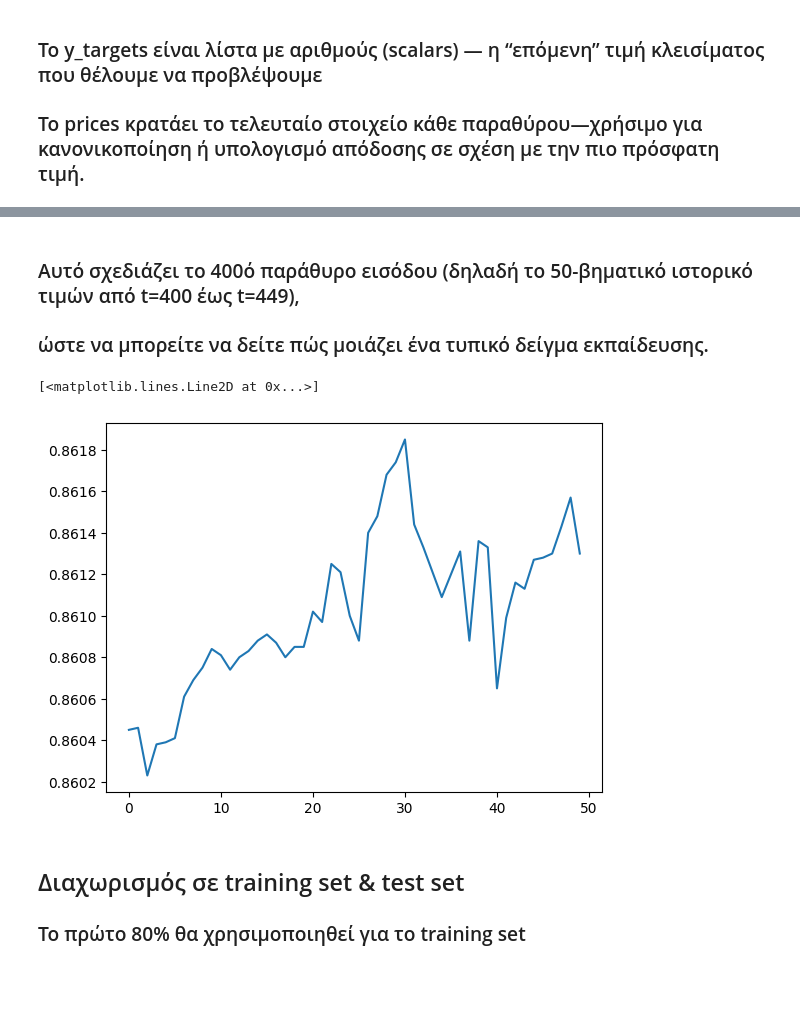
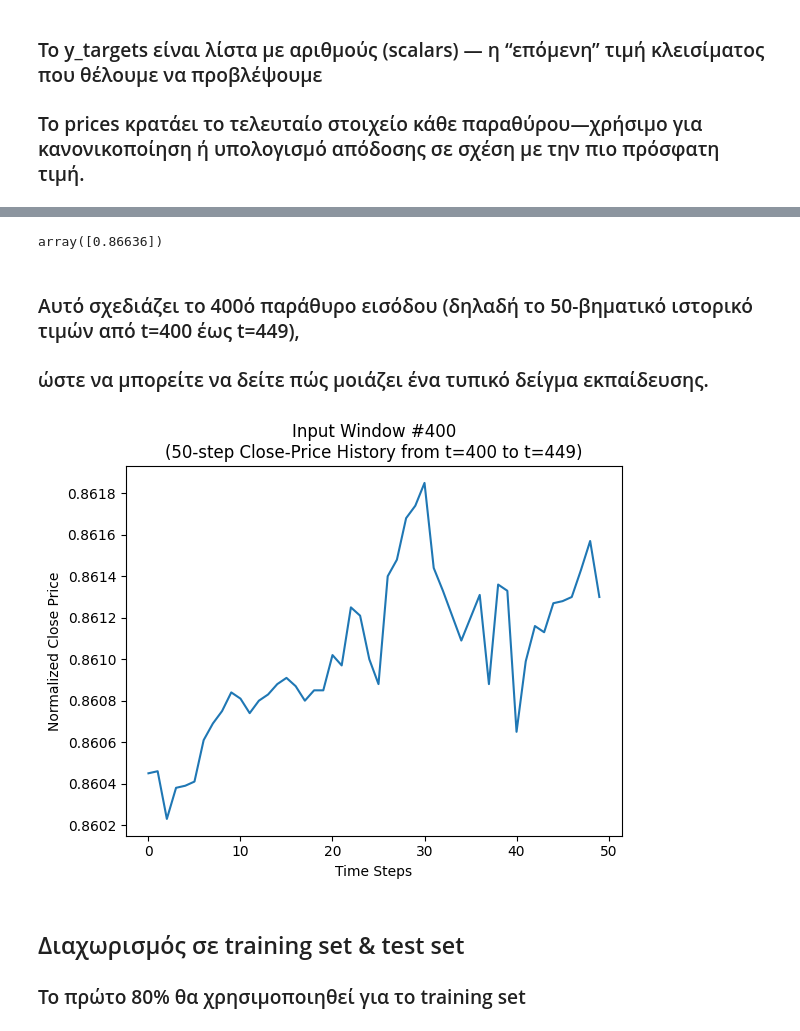
Before and after one commit to tsilii/reservoir, a Jupyter notebook: prediction of stock.ipynb, the cells around one changed output, grey strips where cells are left out. Drawn from its saved outputs; the diff is of its cells as text; code cells hidden in the pictures; blank space fills up the shorter version.

```diff
--- a/prediction of stock.ipynb
+++ b/prediction of stock.ipynb
@@ -176,11 +215,19 @@ X = np.array(X_ins)
+# %%
+Y[0]
+# %% [output]
+array([0.86636])
 # %% [markdown]
 ### Αυτό σχεδιάζει το 400ό παράθυρο εισόδου (δηλαδή το 50-βηματικό ιστορικό τιμών από t=400 έως t=449),
 ### ώστε να μπορείτε να δείτε πώς μοιάζει ένα τυπικό δείγμα εκπαίδευσης.
 # %%
+
 plt.plot(X[400])
+plt.title("Input Window #400\n(50-step Close-Price History from t=400 to t=449)")
+plt.xlabel("Time Steps")
+plt.ylabel("Normalized Close Price")
+plt.show()
 # %% [output]
-[<matplotlib.lines.Line2D at 0x...>]
-[figure, old version]
+[figure, new version]
 # %% [markdown]
 ## Διαχωρισμός σε training set & test set
 ### Το πρώτο 80% θα χρησιμοποιηθεί για το training set
```
Also changed, not shown: parts of 34 cells of this notebook, 2 other files.
